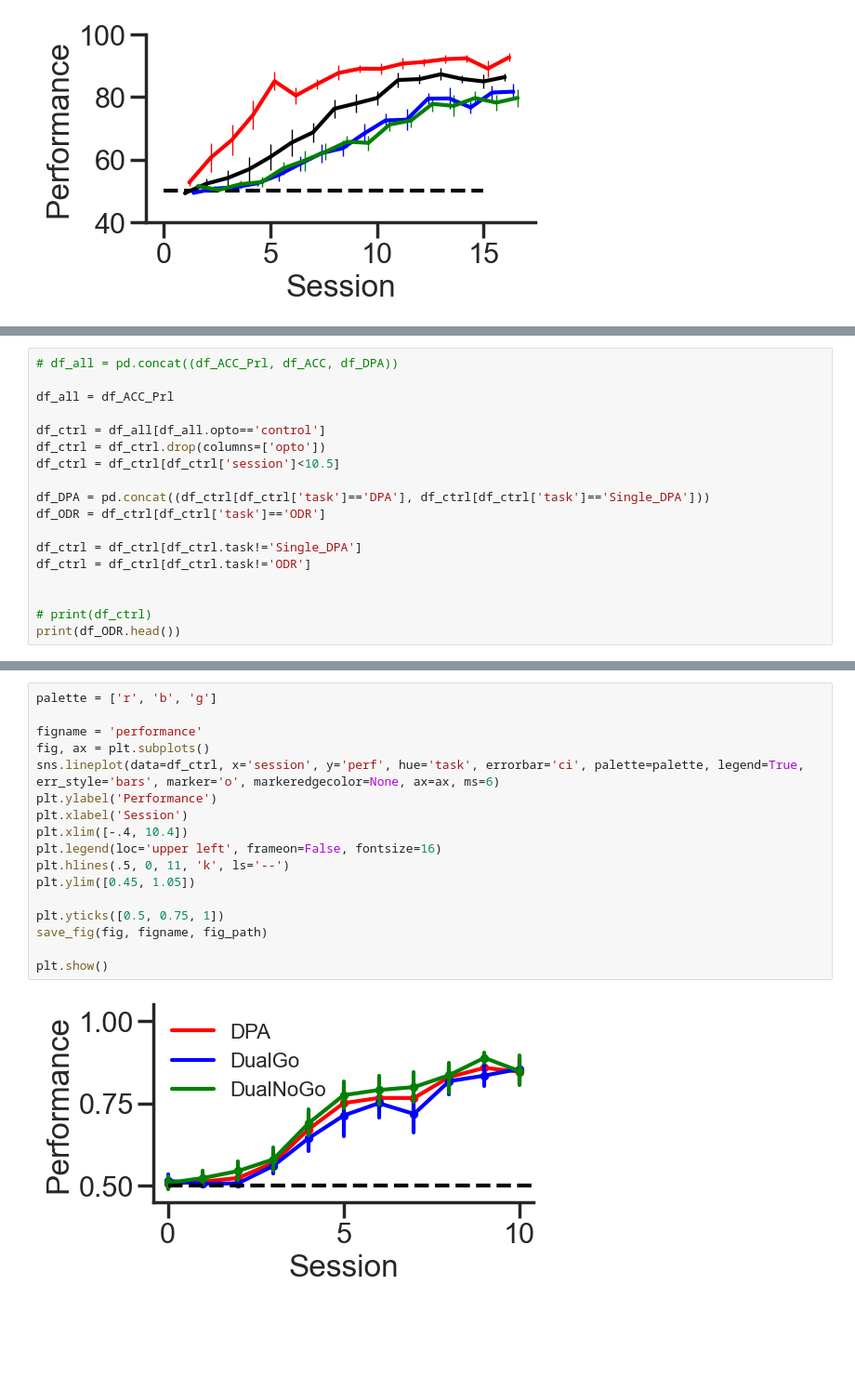
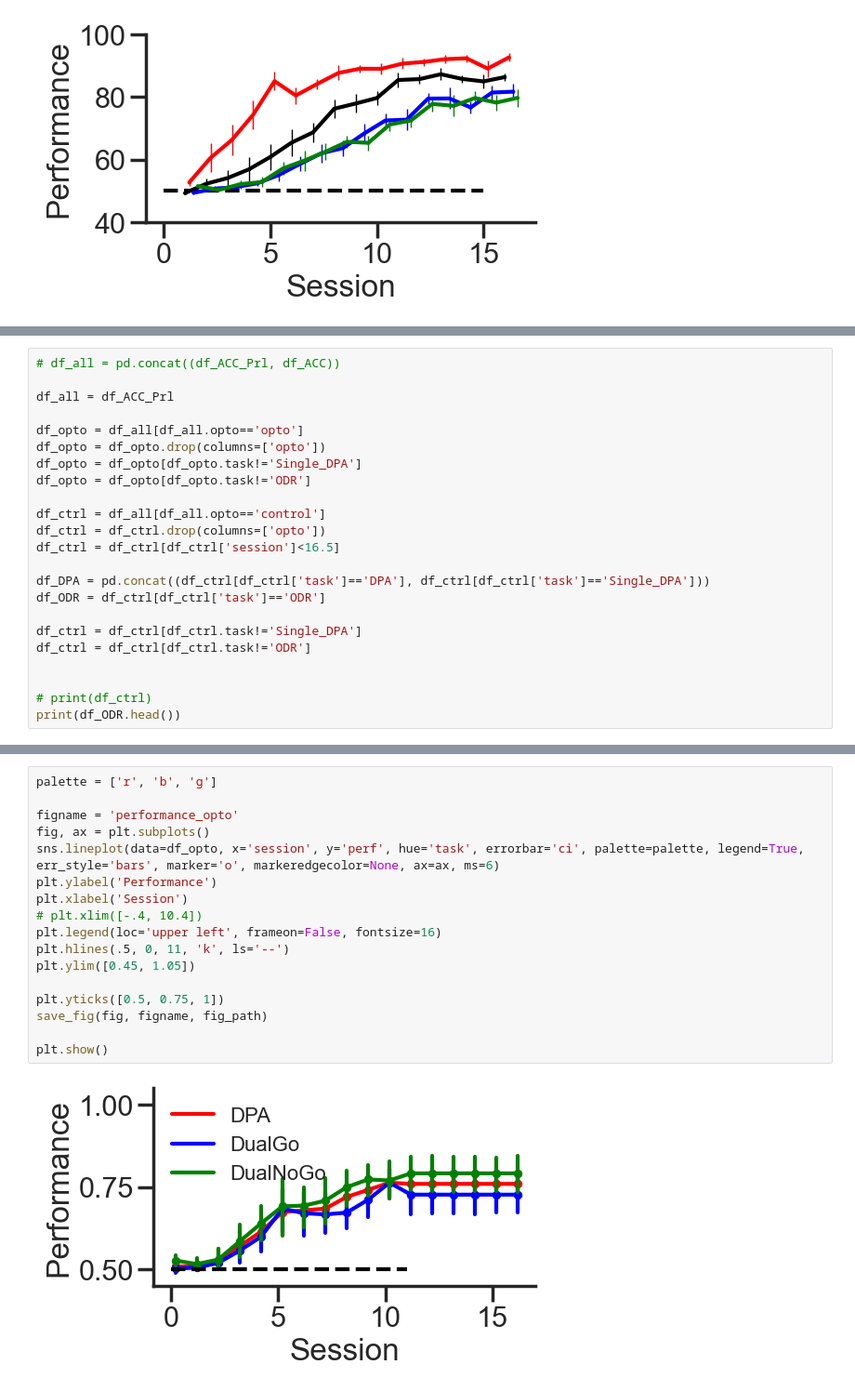
Before and after one commit to kiriclope/HiDN, a Jupyter notebook: notebooks/behavior.ipynb, the cells around one changed output, grey strips where cells are left out. Shown: that part at 93% size. Saved outputs shown, nothing was run; the diff lists cells and outputs as text; blank space fills up the shorter version.

```diff
--- a/notebooks/behavior.ipynb
+++ b/notebooks/behavior.ipynb
@@ -388,11 +310,16 @@ plt.show()
 # %%
-# df_all = pd.concat((df_ACC_Prl, df_ACC, df_DPA))
+# df_all = pd.concat((df_ACC_Prl, df_ACC))
 
 df_all = df_ACC_Prl
 
+df_opto = df_all[df_all.opto=='opto']
+df_opto = df_opto.drop(columns=['opto'])
+df_opto = df_opto[df_opto.task!='Single_DPA']
+df_opto = df_opto[df_opto.task!='ODR']
+
 df_ctrl = df_all[df_all.opto=='control']
 df_ctrl = df_ctrl.drop(columns=['opto'])
-df_ctrl = df_ctrl[df_ctrl['session']<10.5]
+df_ctrl = df_ctrl[df_ctrl['session']<16.5]
 
 df_DPA = pd.concat((df_ctrl[df_ctrl['task']=='DPA'], df_ctrl[df_ctrl['task']=='Single_DPA']))
 df_ODR = df_ctrl[df_ctrl['task']=='ODR']
@@ -489,22 +437,22 @@ plt.show()
 # %%
 palette = ['r', 'b', 'g']
 
-figname = 'performance'
+figname = 'performance_opto'
 fig, ax = plt.subplots()
-sns.lineplot(data=df_ctrl, x='session', y='perf', hue='task', errorbar='ci', palette=palette, legend=True, err_style='bars', marker='o', markeredgecolor=None, ax=ax, ms=6)
+sns.lineplot(data=df_opto, x='session', y='perf', hue='task', errorbar='ci', palette=palette, legend=True, err_style='bars', marker='o', markeredgecolor=None, ax=ax, ms=6)
 plt.ylabel('Performance')
 plt.xlabel('Session')
-plt.xlim([-.4, 10.4])
+# plt.xlim([-.4, 10.4])
 plt.legend(loc='upper left', frameon=False, fontsize=16)
 plt.hlines(.5, 0, 11, 'k', ls='--')
 plt.ylim([0.45, 1.05])
 
 plt.yticks([0.5, 0.75, 1])
 save_fig(fig, figname, fig_path)
 
 plt.show()
 # %% [output]
-[figure, old version]
+[figure, new version]
 # %%
 palette = ['r', 'b', 'g']
 figname = 'false_alarms'
```
Also changed, not shown: parts of 28 cells of this notebook.
